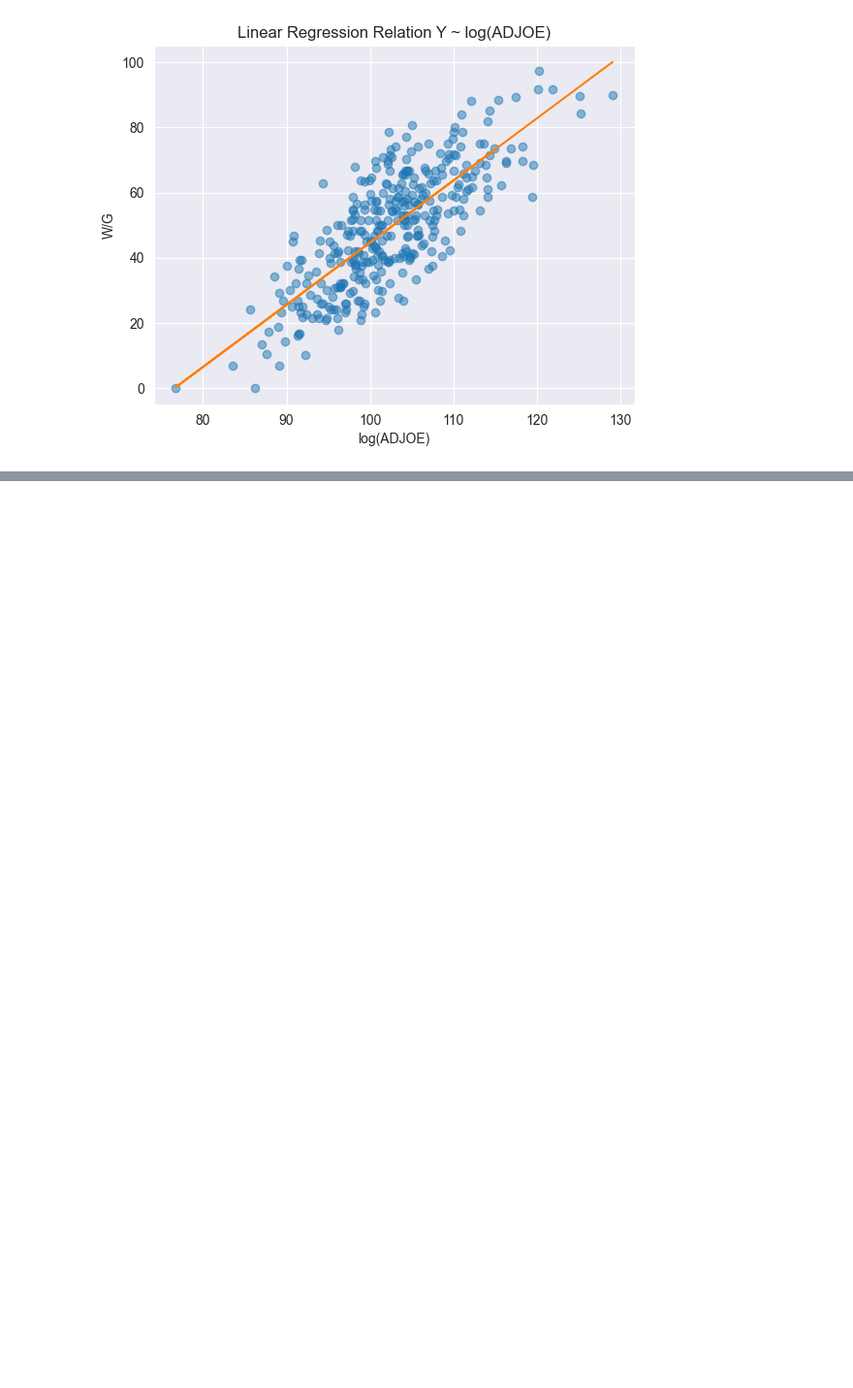
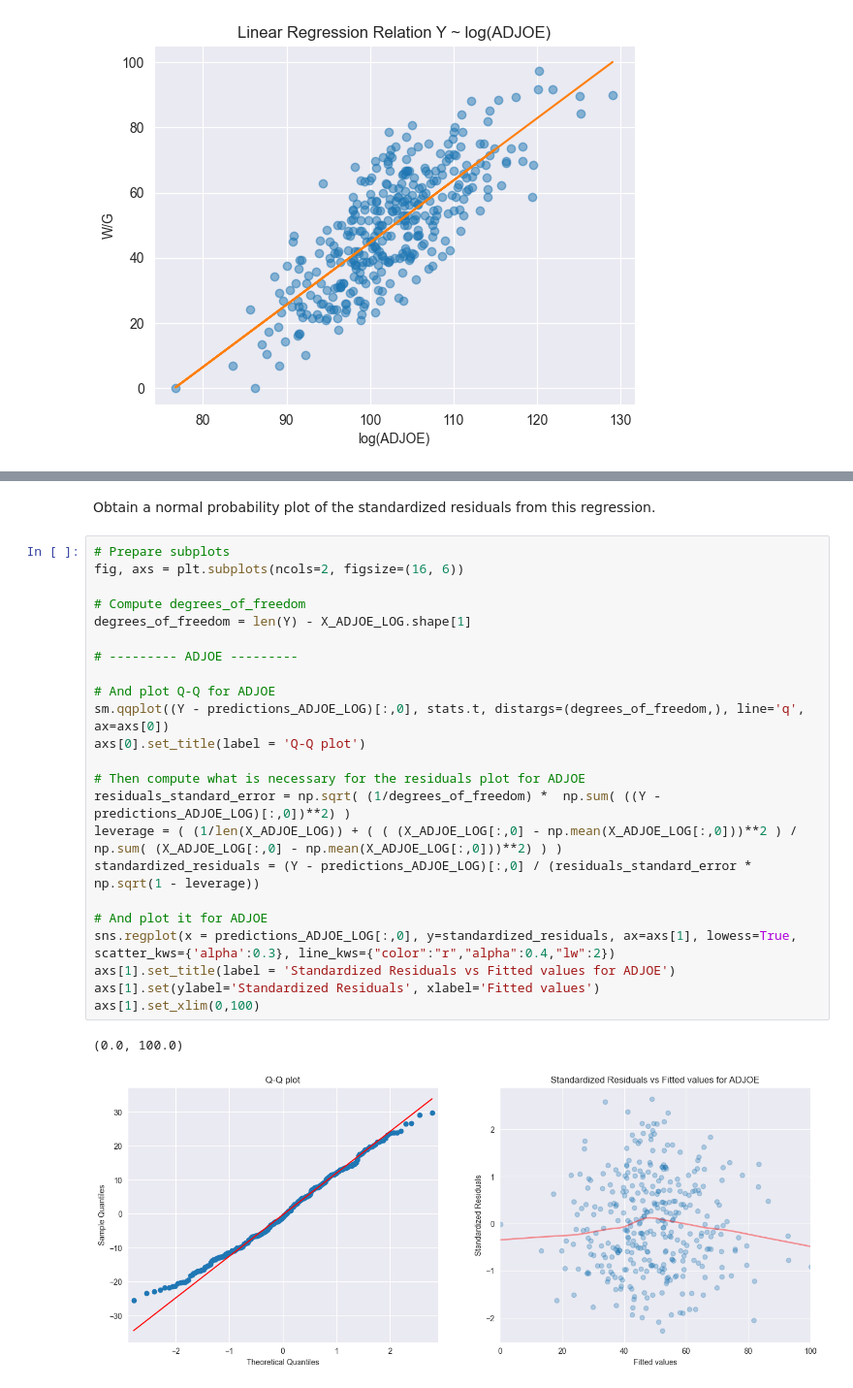
Before and after one commit to peetceenatoo/ncaa-mining, a Jupyter notebook: Scripts/Python/linear_regression.ipynb, the cells around one changed output, grey strips where cells are left out. Shown at 97% size. Saved outputs shown, nothing was run; the diff lists cells and outputs as text; blank space fills up the shorter version.

```diff
--- a/Scripts/Python/linear_regression.ipynb
+++ b/Scripts/Python/linear_regression.ipynb
@@ -352,0 +369,28 @@ Estimated coefficients for ADJOE: [1.90760887] [-146.1568167]
+# %% [markdown]
+Obtain a normal probability plot of the standardized residuals from this regression.
+# %%
+# Prepare subplots
+fig, axs = plt.subplots(ncols=2, figsize=(16, 6))
+
+# Compute degrees_of_freedom
+degrees_of_freedom = len(Y) - X_ADJOE_LOG.shape[1]
+
+# --------- ADJOE ---------
+
+# And plot Q-Q for ADJOE
+sm.qqplot((Y - predictions_ADJOE_LOG)[:,0], stats.t, distargs=(degrees_of_freedom,), line='q', ax=axs[0])
+axs[0].set_title(label = 'Q-Q plot')
+
+# Then compute what is necessary for the residuals plot for ADJOE
+residuals_standard_error = np.sqrt( (1/degrees_of_freedom) *  np.sum( ((Y - predictions_ADJOE_LOG)[:,0])**2) )
+leverage = ( (1/len(X_ADJOE_LOG)) + ( ( (X_ADJOE_LOG[:,0] - np.mean(X_ADJOE_LOG[:,0]))**2 ) / np.sum( (X_ADJOE_LOG[:,0] - np.mean(X_ADJOE_LOG[:,0]))**2) ) )
+standardized_residuals = (Y - predictions_ADJOE_LOG)[:,0] / (residuals_standard_error * np.sqrt(1 - leverage))
+
+# And plot it for ADJOE
+sns.regplot(x = predictions_ADJOE_LOG[:,0], y=standardized_residuals, ax=axs[1], lowess=True, scatter_kws={'alpha':0.3}, line_kws={"color":"r","alpha":0.4,"lw":2})
+axs[1].set_title(label = 'Standardized Residuals vs Fitted values for ADJOE')
+axs[1].set(ylabel='Standardized Residuals', xlabel='Fitted values')
+axs[1].set_xlim(0,100)
+# %% [output]
+(0.0, 100.0)
+[figure, added]
```
Also changed, not shown: parts of 2 cells of this notebook.
